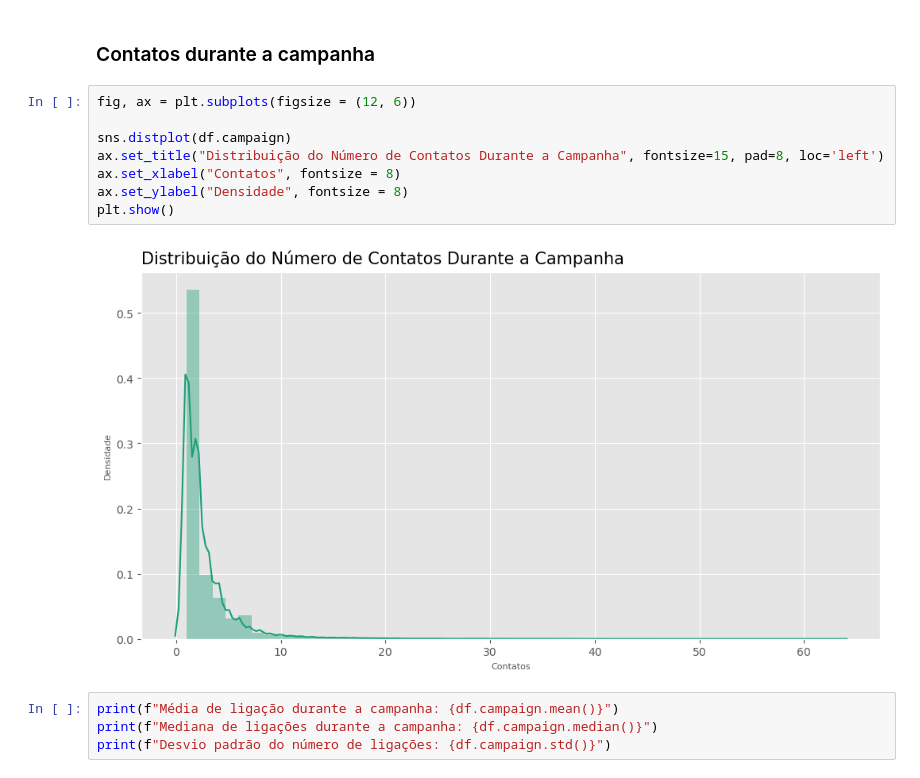
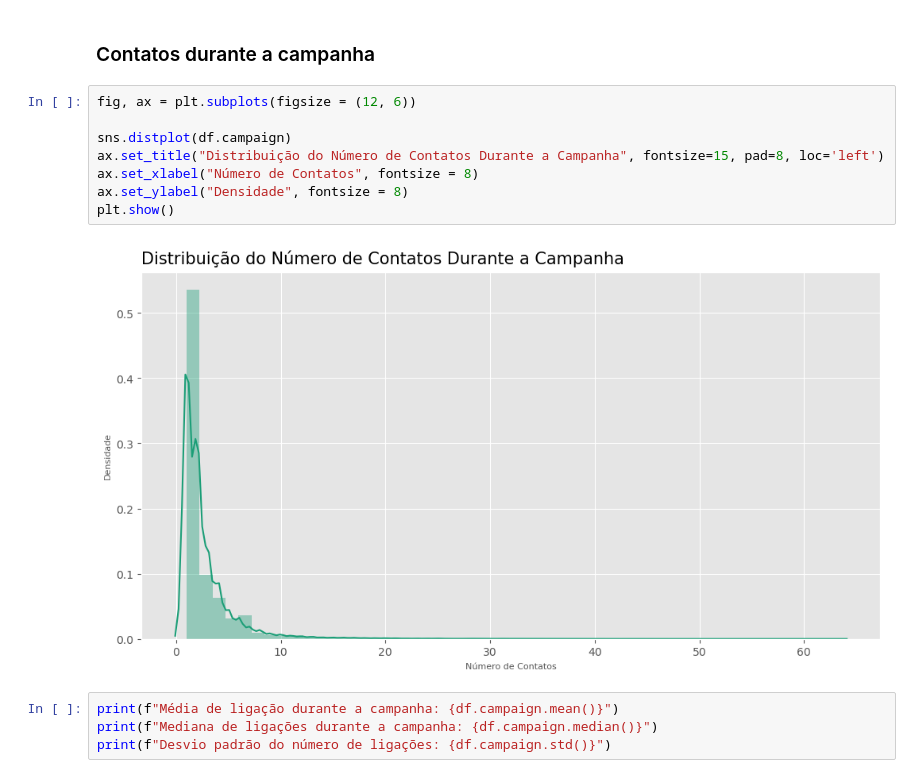
Before and after one commit to datalopes1/bank_marketing_success, a Jupyter notebook: notebooks/eda.ipynb, the cells around one changed output. Drawn from its saved outputs; the diff is of its cells as text.

```diff
--- a/notebooks/eda.ipynb
+++ b/notebooks/eda.ipynb
@@ -342,13 +343,13 @@ Existe uma alta quantidade de outliers nas ligações, outra variável que preci
 # %%
 fig, ax = plt.subplots(figsize = (12, 6))
 
 sns.distplot(df.campaign)
 ax.set_title("Distribuição do Número de Contatos Durante a Campanha", fontsize=15, pad=8, loc='left')
-ax.set_xlabel("Contatos", fontsize = 8)
+ax.set_xlabel("Número de Contatos", fontsize = 8)
 ax.set_ylabel("Densidade", fontsize = 8)
 plt.show()
 # %% [output]
-[figure, old version]
+[figure, new version]
 # %%
 print(f"Média de ligação durante a campanha: {df.campaign.mean()}")
 print(f"Mediana de ligações durante a campanha: {df.campaign.median()}")
```
Also changed, not shown: parts of 48 cells of this notebook.
